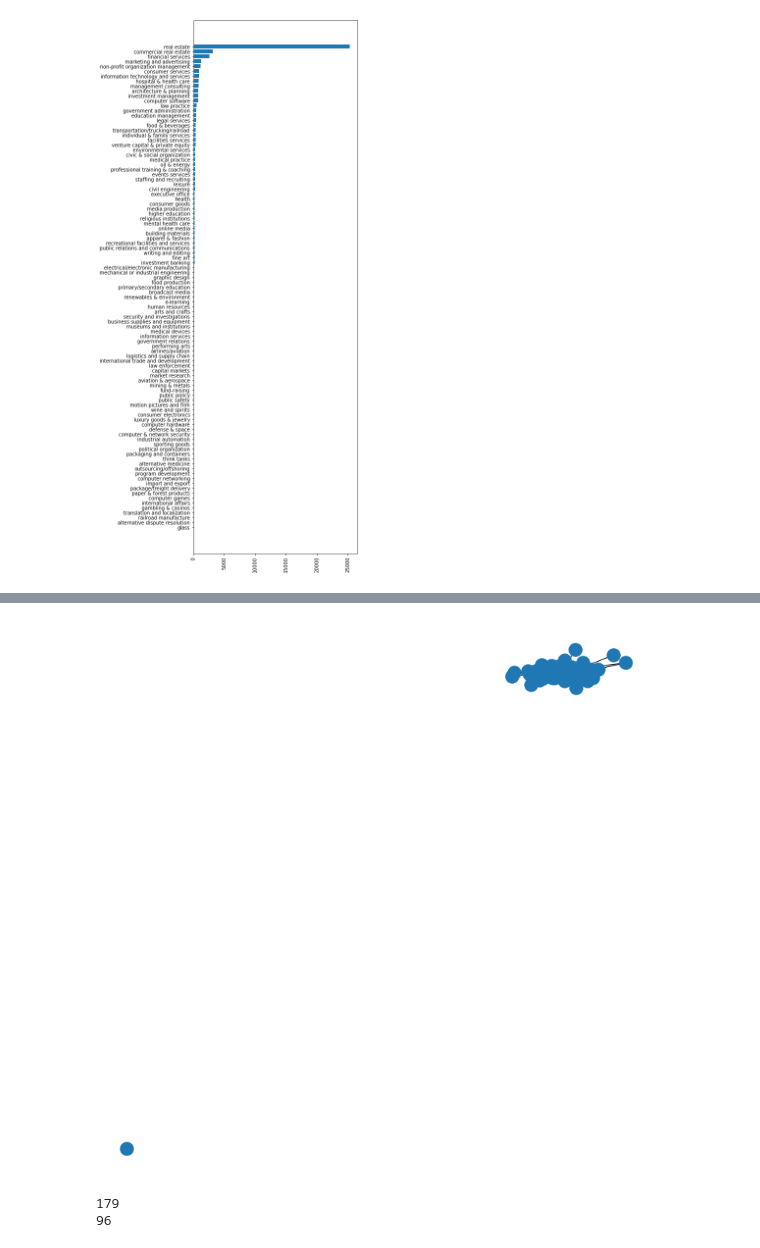
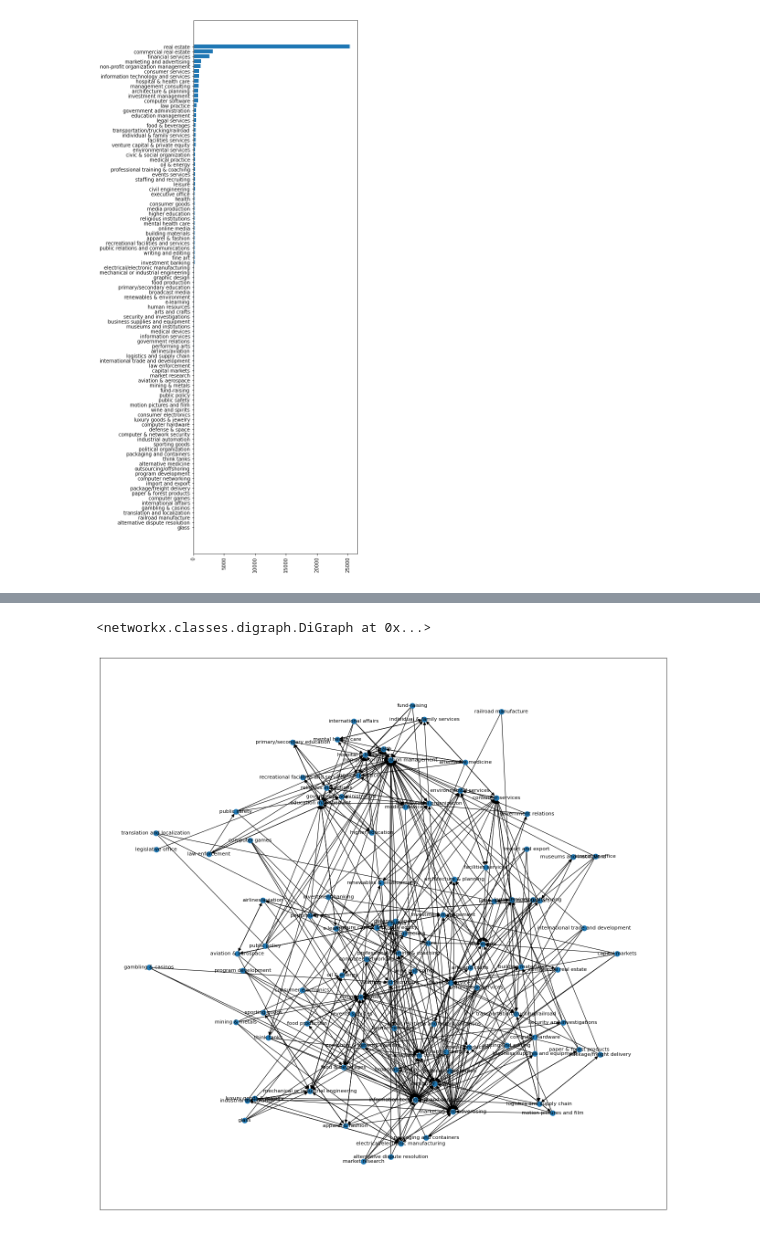
Before and after one commit to snirlugassy/data-science-lab-project, a Jupyter notebook: industry_graph.ipynb, the cells around one changed output, grey strips where cells are left out. Cells and saved outputs as stored; diff of their text form; code cells hidden in the pictures.

```diff
--- a/industry_graph.ipynb
+++ b/industry_graph.ipynb
@@ -167,19 +175,18 @@ nx.draw_circular(_graph)
-# %%
-plt.figure(figsize=(10,10))
-nx.draw(_graph)
-# %% [output]
-[figure, removed]
-# %%
-ind = 'airlines/aviation'
-s = []
-for edge in edges:
-    if ind in edge[0]:
-        for e in edge[0]:
-            if e != ind:
-                s.append(e)
-
-print(len(s))
-print(len(set(s)))
-# %% [output]
-179
-96
+# %%
+industry_diagraph = nx.DiGraph()
+for u in graph:
+    neighbors = {v:graph[u][v]['weight'] for v in graph.neighbors(u)}
+    threshold = np.quantile(list(neighbors.values()), 0.95)
+    for v,w in neighbors.items():
+        if w > threshold:
+            industry_diagraph.add_edge(u,v,weight=w)
+industry_diagraph
+# %% [output]
+<networkx.classes.digraph.DiGraph at 0x...>
+# %%
+plt.figure(figsize=(20,20), dpi=80)
+pos = nx.spring_layout(industry_diagraph, k=5)
+nx.draw_networkx(industry_diagraph, pos=pos, node_size=100, font_size=10, arrowsize=13)
+plt.savefig('diagraph.png')
+# %% [output]
+[figure, added]
```
Also changed, not shown: parts of 17 cells of this notebook, 5 other files.
